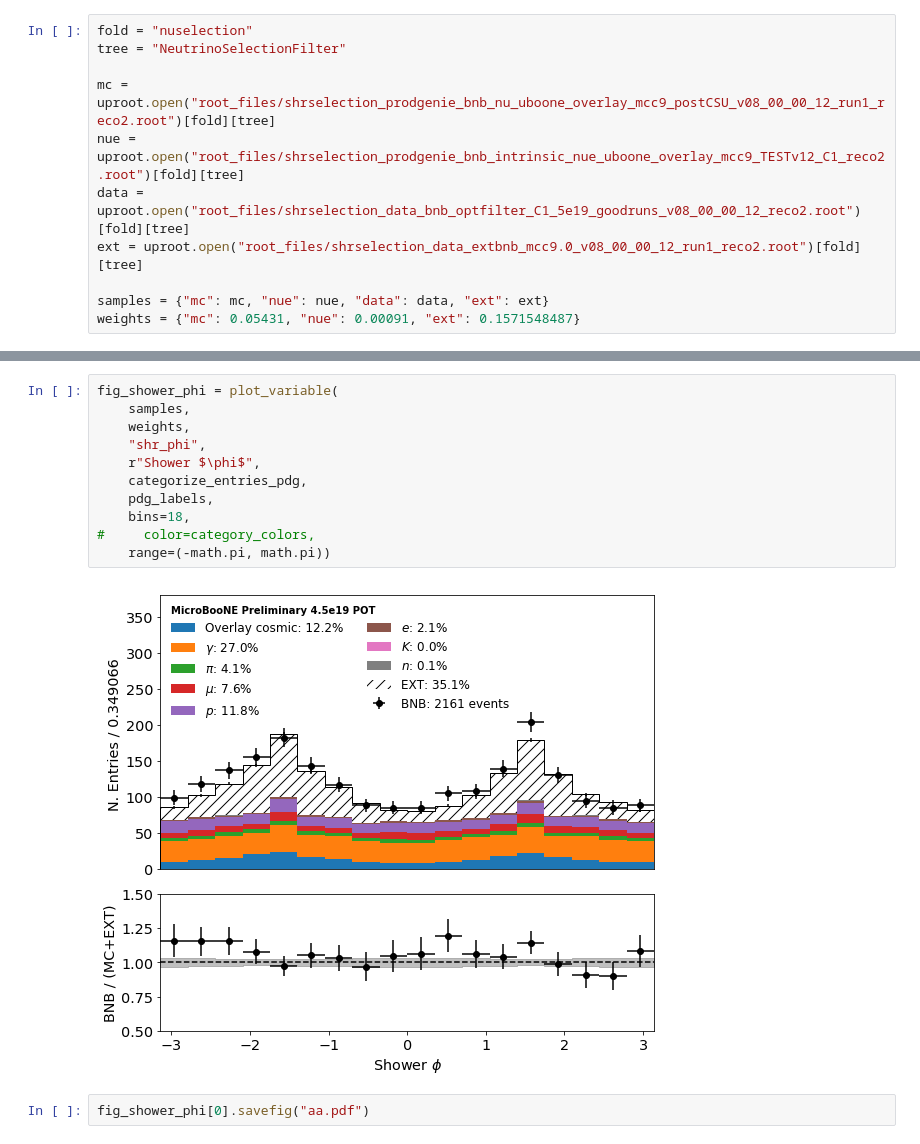
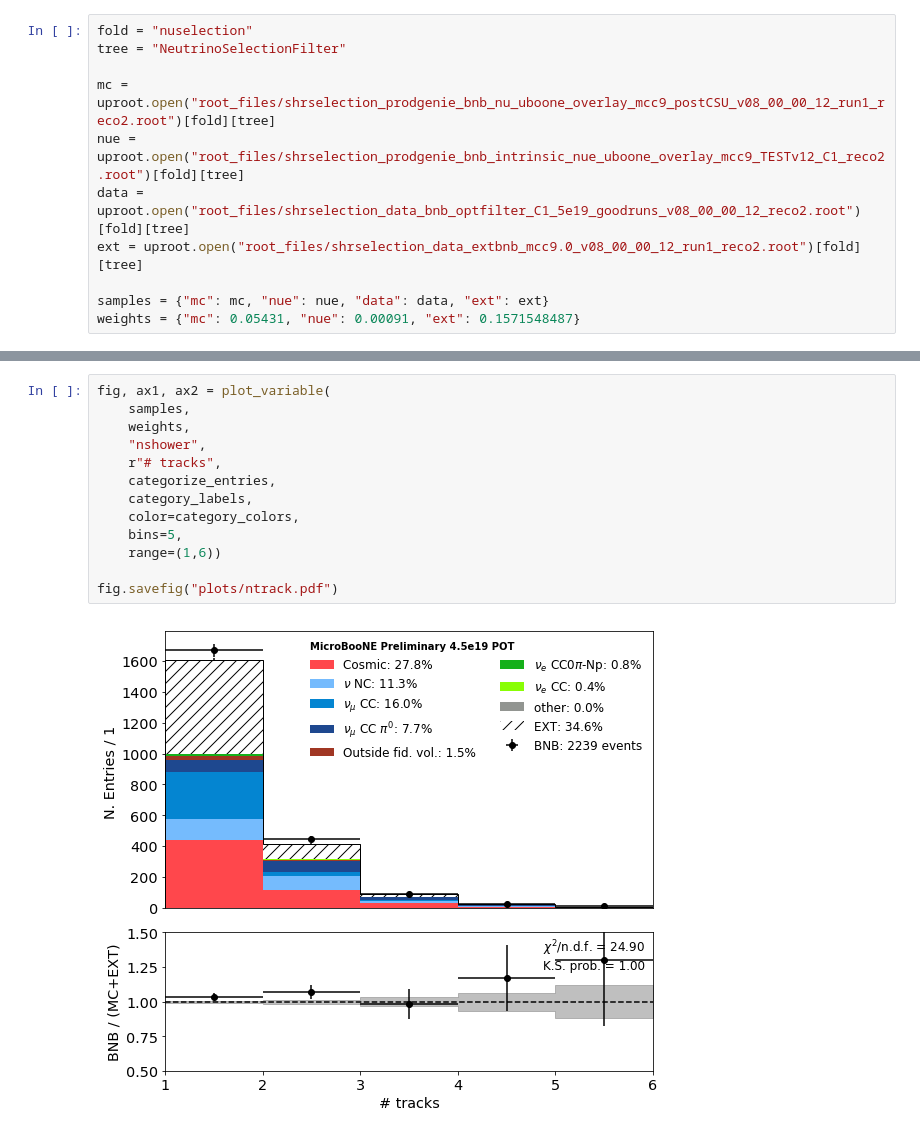
Before and after one commit to ubneutrinos/PELEE, a Jupyter notebook: MCC9.ipynb, the cells around one changed output, grey strips where cells are left out. Drawn from its saved outputs; the diff is of its cells as text.

```diff
--- a/MCC9.ipynb
+++ b/MCC9.ipynb
@@ -405,18 +439,18 @@ def draw_ratio(ax, bins, n_tot, n_data, tot_err, data_err):
     ax.set_ylim(0.5, 1.5)
     ax.set_ylabel("BNB / (MC+EXT)")
     ax.axhline(1, linestyle="--", color="k")
-# %%
-fig_shower_phi = plot_variable(
-    samples,
-    weights,
-    "shr_phi",
-    r"Shower $\phi$",
-    categorize_entries_pdg,
-    pdg_labels,
-    bins=18,
-#     color=category_colors,
-    range=(-math.pi, math.pi))
-# %% [output]
-[figure, removed]
-# %%
-fig_shower_phi[0].savefig("aa.pdf")
+# %%
+fig, ax1, ax2 = plot_variable(
+    samples,
+    weights,
+    "nshower",
+    r"# tracks",
+    categorize_entries,
+    category_labels,
+    color=category_colors,
+    bins=5,
+    range=(1,6))
+
+fig.savefig("plots/ntrack.pdf")
+# %% [output]
+[figure, added]
```
Also changed, not shown: parts of 5 cells of this notebook.
